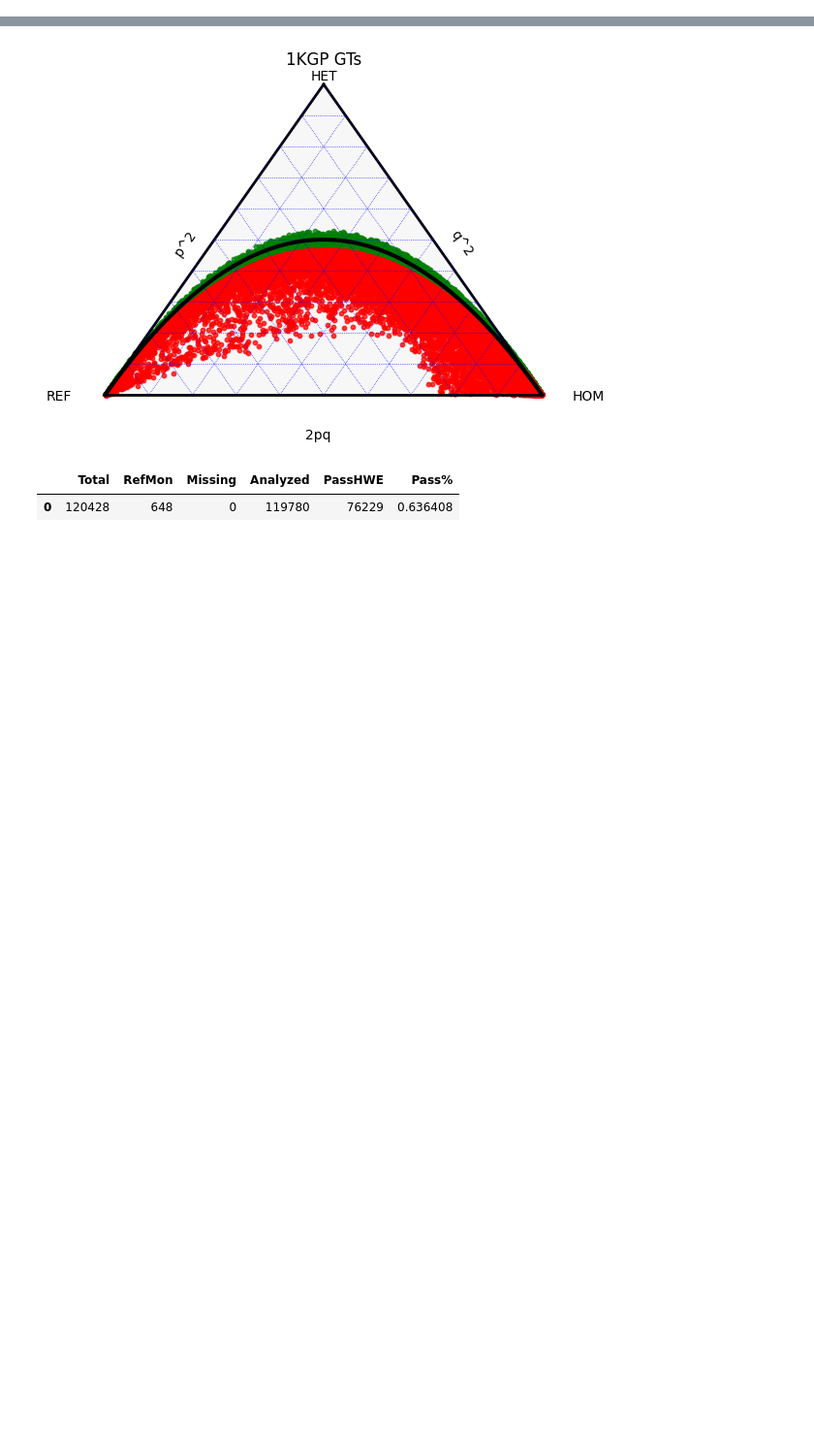
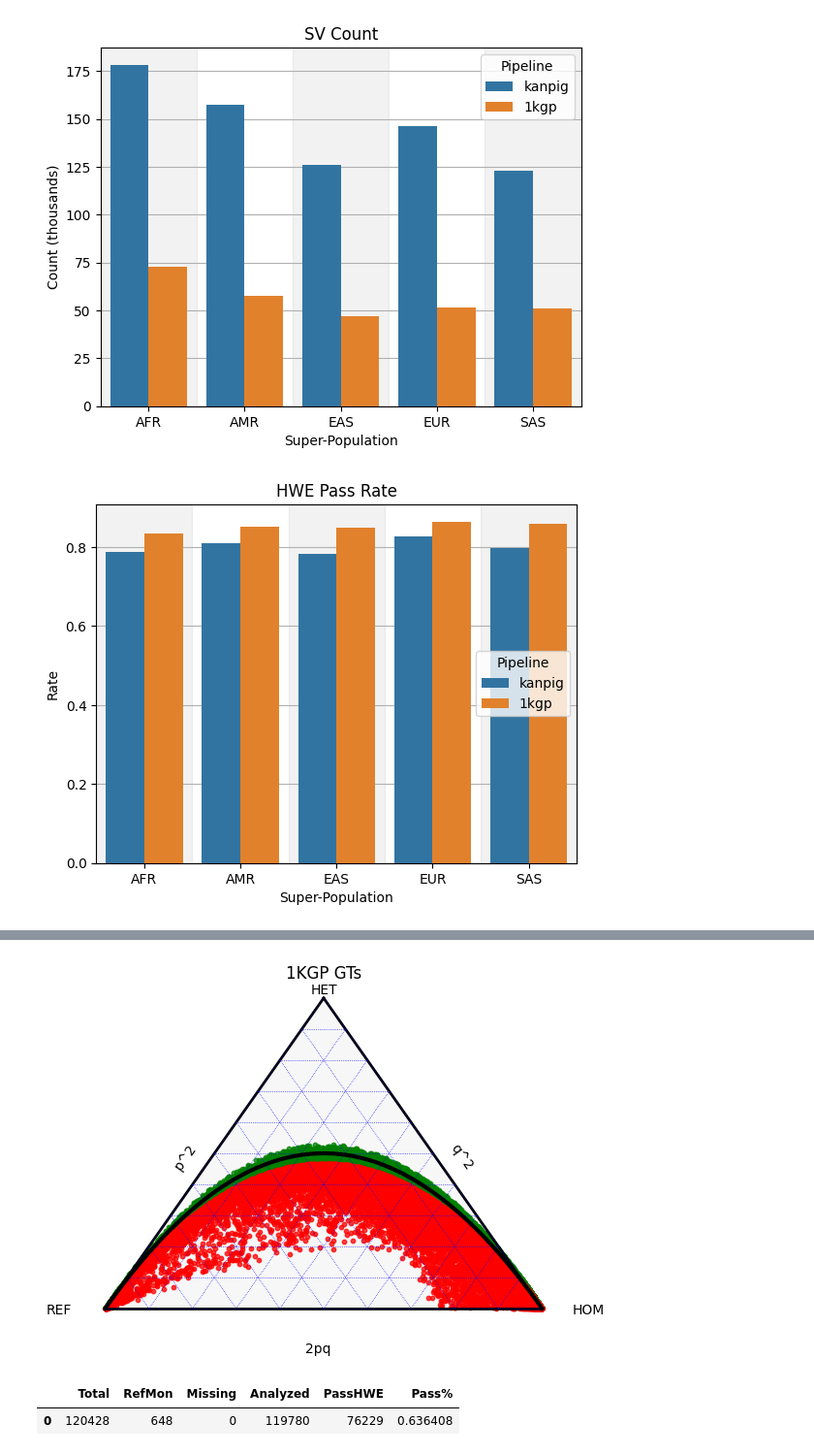
Before and after one commit to fabio-cunial/kanpig_experiments, a Jupyter notebook: manuscript/1kgp/TernaryPlot.ipynb, the cells around one changed output, grey strips where cells are left out. Shown at 97% size. Drawn from its saved outputs; the diff is of its cells as text; code cells hidden in the pictures; blank space fills up the shorter version.

```diff
--- a/manuscript/1kgp/TernaryPlot.ipynb
+++ b/manuscript/1kgp/TernaryPlot.ipynb
@@ -144,0 +265,4 @@ b
+# %%
+d = pd.concat(parts)
+d['Program'] = d['file'].apply(lambda x: x.split('.')[1])
+d['Super Population'] = d['file'].apply(lambda x: x.split('.')[2])
@@ -145 +297,44 @@ b
+# %%
+import seaborn as sb
+import matplotlib.pyplot as plt
+d['Violate HWE'] = d['Analyzed'] - d['PassHWE']
+d['Pipeline'] = d['Program']
+p = sb.barplot(data=d, x="Super Population", y="Total",
+               zorder=2,
+               hue="Pipeline",
+               hue_order=['kanpig', '1kgp'],
+               order=["AFR", "AMR", "EAS", "EUR", "SAS"])
+p.set(title="SV Count", ylabel="Count (thousands)", xlabel="Super-Population")
+plt.grid(axis='y', which='major', zorder=1)
+plt.legend(loc='upper right', title="Pipeline")
+
+num_categories = 5
+for i in range(0, num_categories, 2):
+    p.axvspan(i - 0.5, i + 0.5, color='gray', alpha=0.1)
+p.set_xlim(-0.5, num_categories - 0.5)
+
+p.set_yticklabels([int(_.get_text()) // 1000 for _ in p.get_yticklabels()])
+
+plt.rcParams['pdf.fonttype'] = 42
+plt.savefig("genotypes/variantcount.pdf", format='pdf', bbox_inches='tight')
+plt.show()
+
+
+p = sb.barplot(data=d, x="Super Population", y="Pass%",
+               zorder=2,
+               hue="Pipeline",
+               hue_order=['kanpig', '1kgp'],
+               order=["AFR", "AMR", "EAS", "EUR", "SAS"])
+p.set(title="HWE Pass Rate", ylabel="Rate", xlabel="Super-Population")
+plt.grid(axis='y', which='major', zorder=1)
+plt.legend(loc='center right', title="Pipeline")
+num_categories = 5
+for i in range(0, num_categories, 2):
+    p.axvspan(i - 0.5, i + 0.5, color='gray', alpha=0.1)
+p.set_xlim(-0.5, num_categories - 0.5)
+plt.rcParams['pdf.fonttype'] = 42
+plt.savefig("genotypes/hwepassrate.pdf", format='pdf', bbox_inches='tight')
+# %% [output]
+[figure, added]
+[figure, added]
 # %%
```
Also changed, not shown: parts of 7 cells of this notebook, 3 other files.
